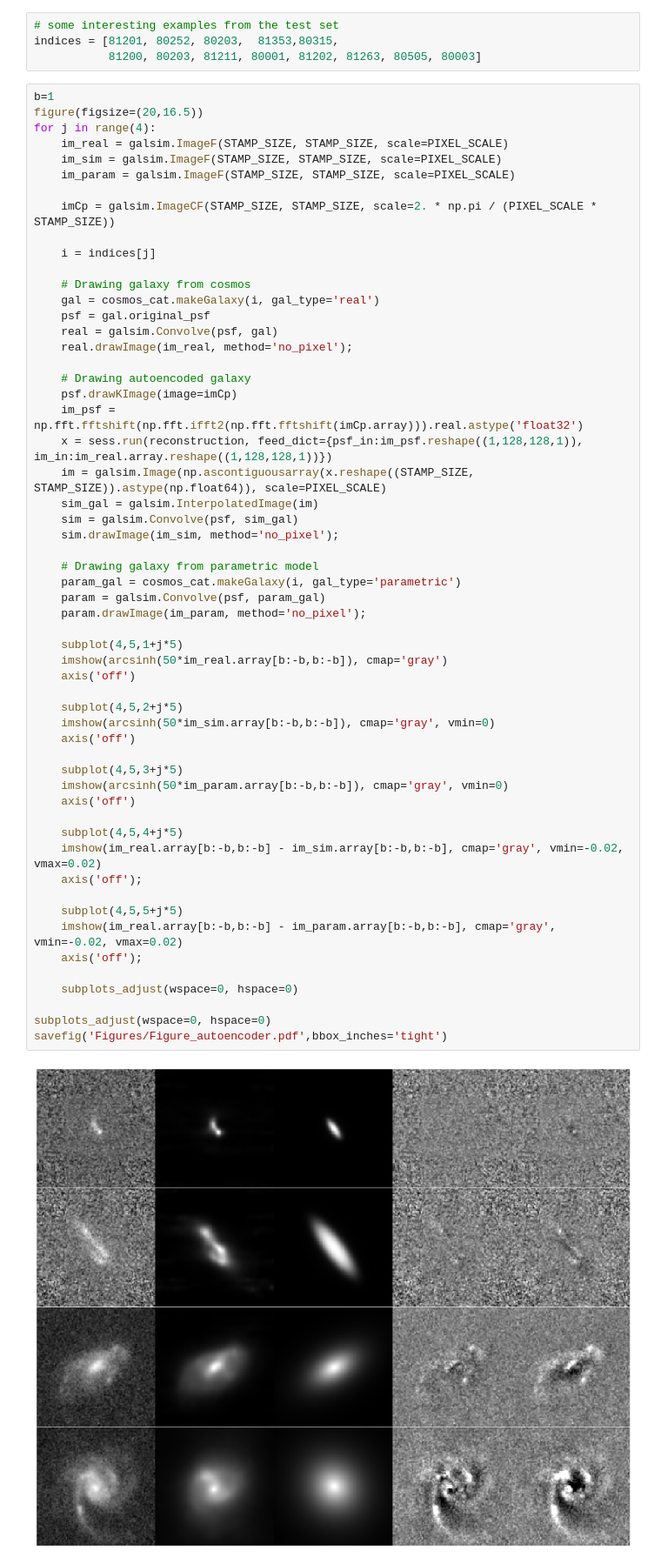
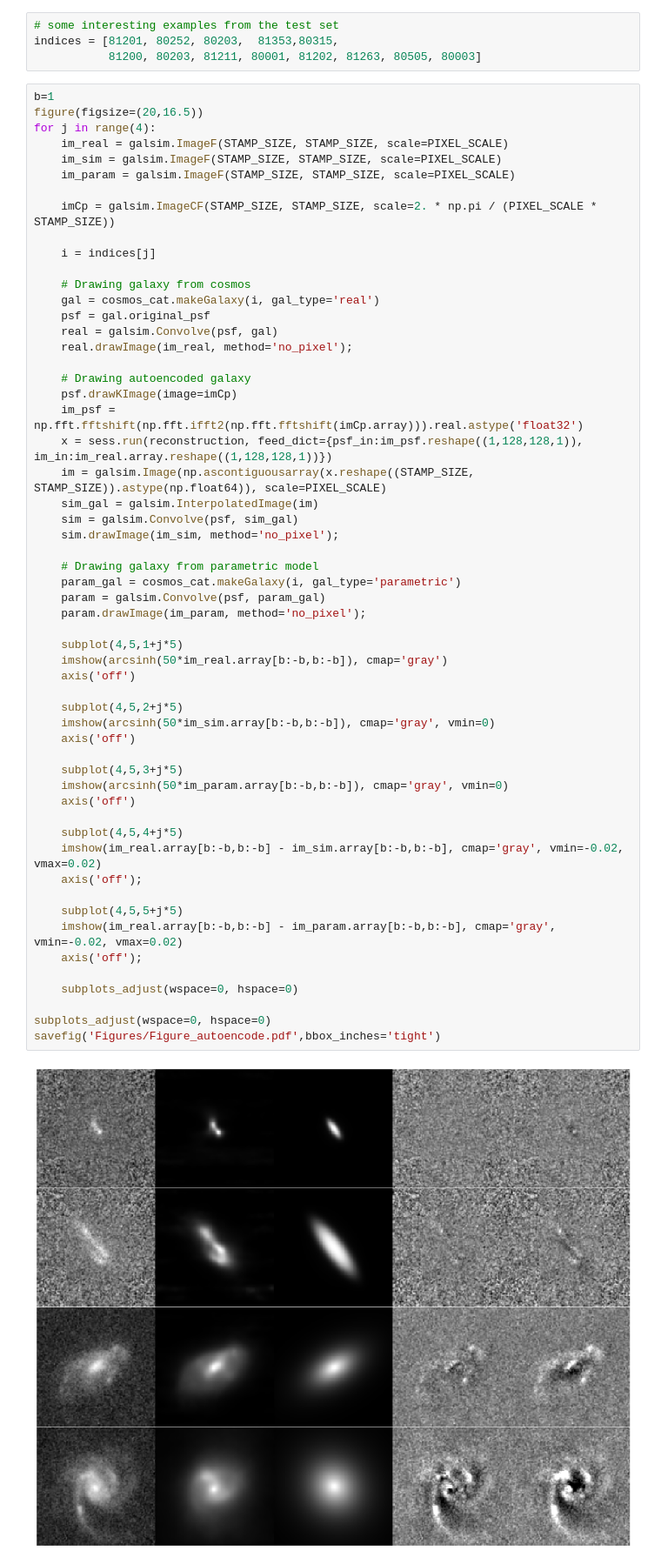
Before and after one commit to McWilliamsCenter/deep_galaxy_models, a Jupyter notebook: Figure_autoencode.ipynb, the cells around one changed output. Shown at 87% size. Drawn from its saved outputs; the diff is of its cells as text.

```diff
--- a/Figure_autoencode.ipynb
+++ b/Figure_autoencode.ipynb
@@ -67,32 +61,32 @@ for j in range(4):
 
     # Drawing galaxy from parametric model
     param_gal = cosmos_cat.makeGalaxy(i, gal_type='parametric')
     param = galsim.Convolve(psf, param_gal)
     param.drawImage(im_param, method='no_pixel');
 
     subplot(4,5,1+j*5)
     imshow(arcsinh(50*im_real.array[b:-b,b:-b]), cmap='gray')
     axis('off')
 
     subplot(4,5,2+j*5)
     imshow(arcsinh(50*im_sim.array[b:-b,b:-b]), cmap='gray', vmin=0)
     axis('off')
 
     subplot(4,5,3+j*5)
     imshow(arcsinh(50*im_param.array[b:-b,b:-b]), cmap='gray', vmin=0)
     axis('off')
 
     subplot(4,5,4+j*5)
     imshow(im_real.array[b:-b,b:-b] - im_sim.array[b:-b,b:-b], cmap='gray', vmin=-0.02, vmax=0.02)
     axis('off');
 
     subplot(4,5,5+j*5)
     imshow(im_real.array[b:-b,b:-b] - im_param.array[b:-b,b:-b], cmap='gray', vmin=-0.02, vmax=0.02)
     axis('off');
 
     subplots_adjust(wspace=0, hspace=0)
 
 subplots_adjust(wspace=0, hspace=0)
-savefig('Figures/Figure_autoencoder.pdf',bbox_inches='tight')
+savefig('Figures/Figure_autoencode.pdf',bbox_inches='tight')
 # %% [output]
-[figure, old version]
+[figure, new version]
```
Also changed, not shown: parts of 3 cells of this notebook, 4 other files.
